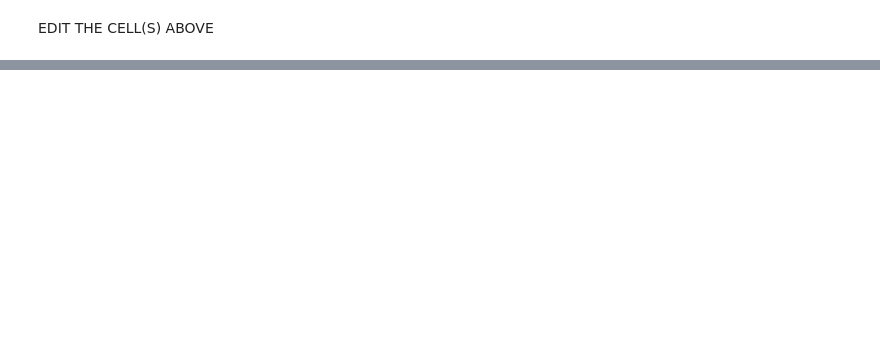
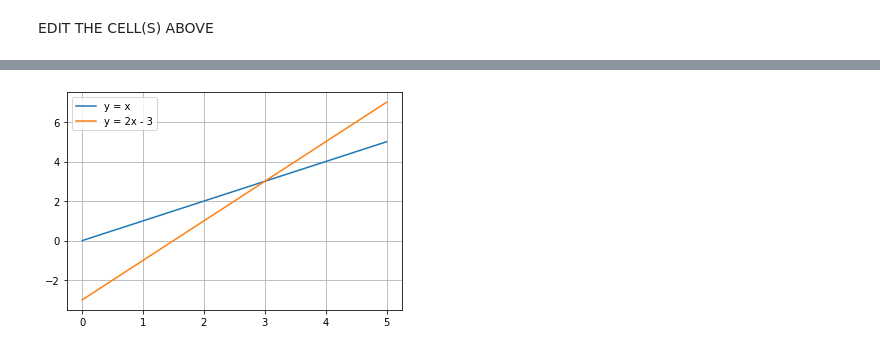
Before and after one commit to phys172/fall2022, a Jupyter notebook: phys172_lab01.ipynb, the cells around one changed output, grey strips where cells are left out. Saved outputs shown, nothing was run; the diff lists cells and outputs as text; code cells hidden in the pictures; blank space fills up the shorter version.

```diff
--- a/phys172_lab01.ipynb
+++ b/phys172_lab01.ipynb
@@ -112,0 +242,12 @@ EDIT THE CELL(S) ABOVE
+# %%
+import matplotlib.pyplot as plt
+
+x_vals = np.array([0, 1, 2, 3, 4, 5])
+y_vals = 2 * x_vals - 3
+
+plt.plot(x_vals, x_vals, label='y = x')
+plt.plot(x_vals, y_vals, label='y = 2x - 3')
+plt.legend()
+plt.grid()
+# %% [output]
+[figure, added]
```
Also changed, not shown: parts of 70 cells of this notebook.
